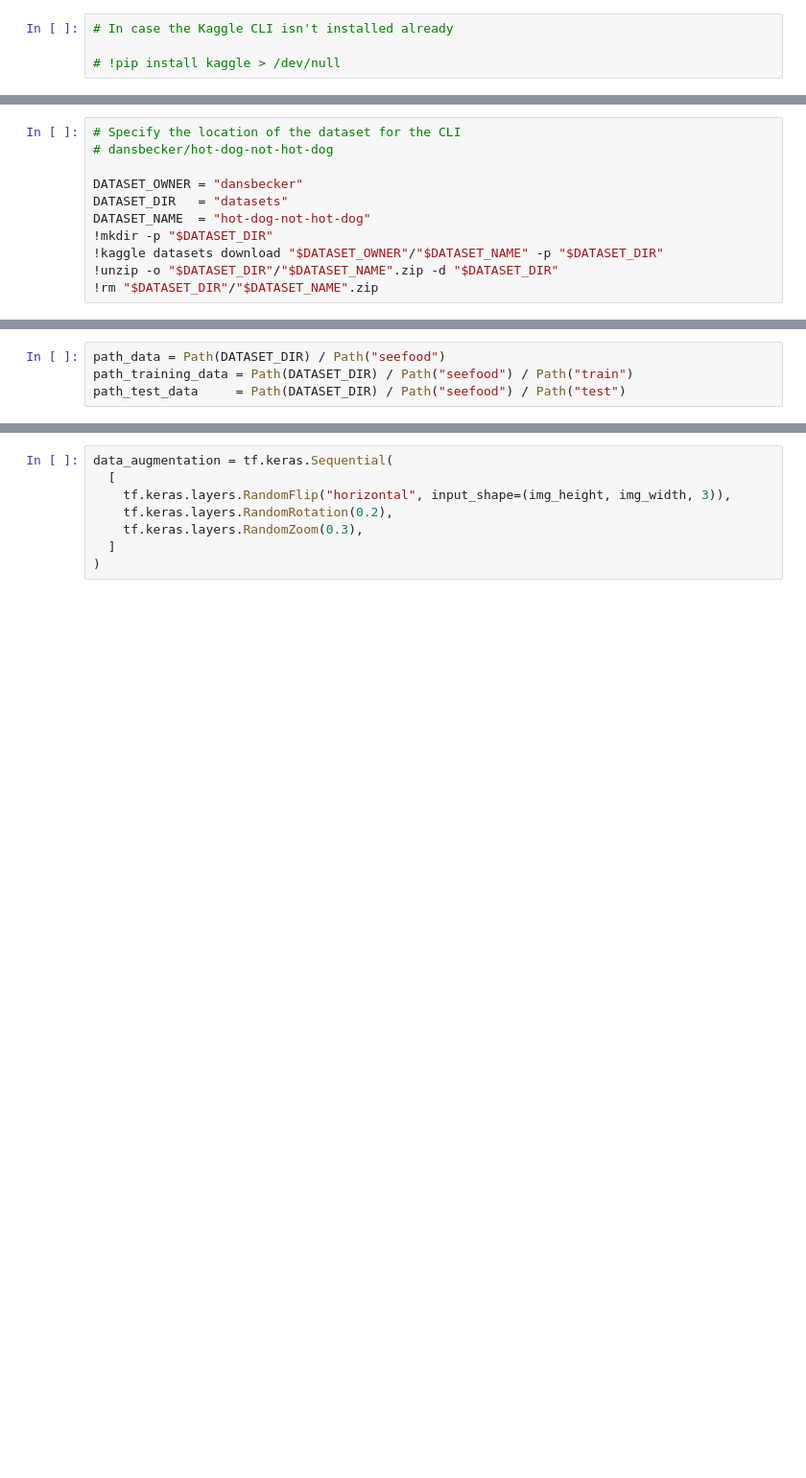
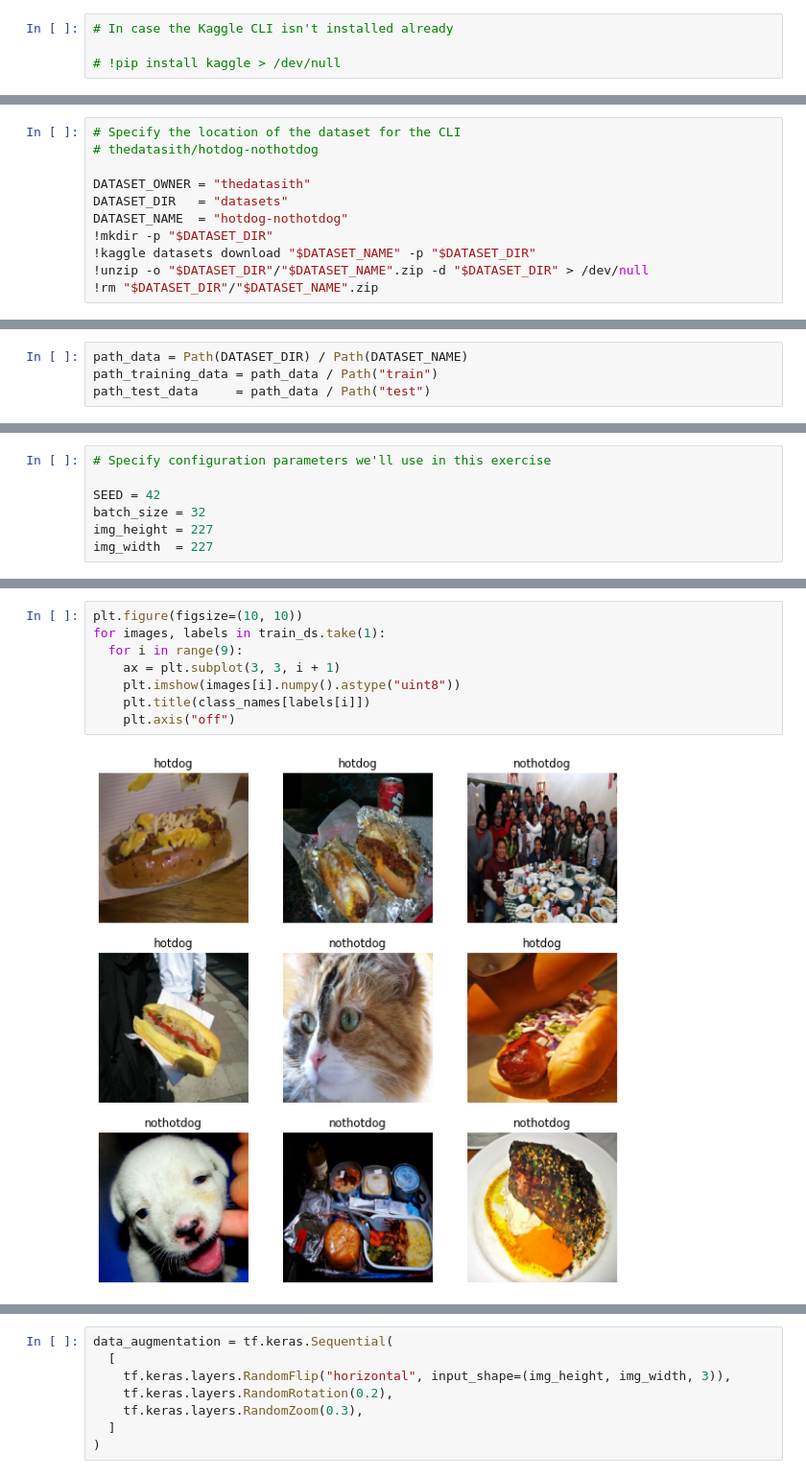
Before and after one commit to datasith/ds-experiments-image-classification, a Jupyter notebook: hotdog-not-hotdog/demo_alexnet.ipynb, the cells around one changed output, grey strips where cells are left out. Shown at 96% size. Saved outputs shown, nothing was run; the diff lists cells and outputs as text; blank space fills up the shorter version.

```diff
--- a/hotdog-not-hotdog/demo_alexnet.ipynb
+++ b/hotdog-not-hotdog/demo_alexnet.ipynb
@@ -35,12 +69,12 @@ For protection, remember to modify read-write access to the file:
 # %%
 # Specify the location of the dataset for the CLI
-# dansbecker/hot-dog-not-hot-dog
+# thedatasith/hotdog-nothotdog
 
-DATASET_OWNER = "dansbecker"
+DATASET_OWNER = "thedatasith"
 DATASET_DIR   = "datasets"
-DATASET_NAME  = "hot-dog-not-hot-dog"
+DATASET_NAME  = "hotdog-nothotdog"
 !mkdir -p "$DATASET_DIR"
-!kaggle datasets download "$DATASET_OWNER"/"$DATASET_NAME" -p "$DATASET_DIR"
-!unzip -o "$DATASET_DIR"/"$DATASET_NAME".zip -d "$DATASET_DIR"
+!kaggle datasets download "$DATASET_NAME" -p "$DATASET_DIR"
+!unzip -o "$DATASET_DIR"/"$DATASET_NAME".zip -d "$DATASET_DIR" > /dev/null
 !rm "$DATASET_DIR"/"$DATASET_NAME".zip
 # %% [output]
@@ -64,4 +82,4 @@ Archive:  datasets/hot-dog-not-hot-dog.zip
 # %%
-path_data = Path(DATASET_DIR) / Path("seefood")
-path_training_data = Path(DATASET_DIR) / Path("seefood") / Path("train")
-path_test_data     = Path(DATASET_DIR) / Path("seefood") / Path("test")
+path_data = Path(DATASET_DIR) / Path(DATASET_NAME)
+path_training_data = path_data / Path("train")
+path_test_data     = path_data / Path("test")
@@ -89 +113,8 @@ img_width  = 256
+# %%
+# Specify configuration parameters we'll use in this exercise
+
+SEED = 42
+batch_size = 32
+img_height = 227
+img_width  = 227
 # %%
@@ -167,0 +176,10 @@ For prevenging overfitting we augment the data and add a `Dropout` layer to our
+# %%
+plt.figure(figsize=(10, 10))
+for images, labels in train_ds.take(1):
+  for i in range(9):
+    ax = plt.subplot(3, 3, i + 1)
+    plt.imshow(images[i].numpy().astype("uint8"))
+    plt.title(class_names[labels[i]])
+    plt.axis("off")
+# %% [output]
+[figure, added]
```
Also changed, not shown: parts of 66 cells of this notebook.
